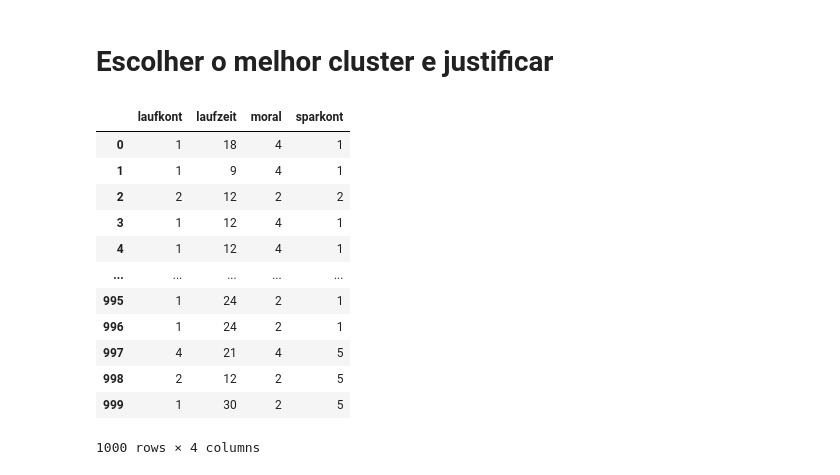
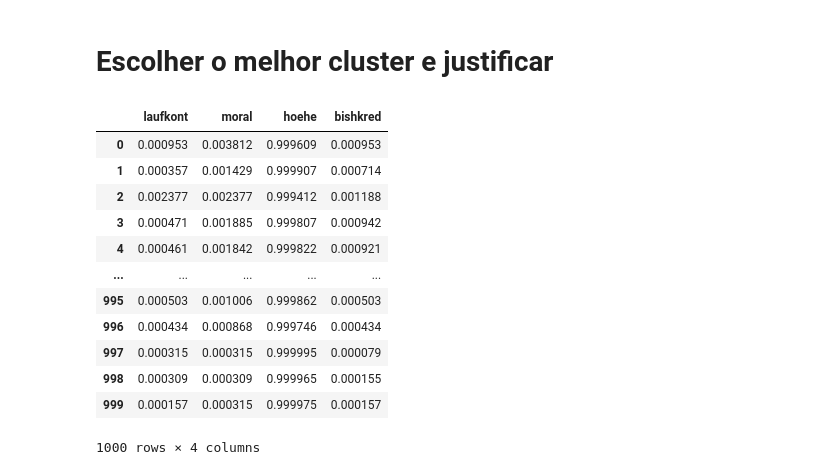
Before and after one commit to fabiobrabo/FGV_Sol_Min_Dados, a Jupyter notebook: FGV_Mineração_Cluster.ipynb, the cells around one changed output. Drawn from its saved outputs; the diff is of its cells as text; code cells hidden in the pictures.

```diff
--- a/FGV_Mineração_Cluster.ipynb
+++ b/FGV_Mineração_Cluster.ipynb
@@ -314,3 +312,9 @@ ax21.set(title="kredit", xlabel="kredit", ylabel="Quantidade")
 plt.show()
 # %% [output]
 [figure]
+# %%
+# Normalizando as variáveis principalmente devido as features ("laufzeit", "hoehe" e "alter")
+
+d = preprocessing.normalize(dataset)
+scaled_df = pd.DataFrame(d, columns=dataset.columns)
+scaled_df.head()
@@ -379,29 +421,31 @@ visualizer.show()
 # %%
 # Escolher o melhor cluster e justificar
 
-X = dataset.drop(['kredit'], axis=1)
-y = dataset['kredit']
+X = scaled_df.drop(['kredit'], axis=1)
+y = scaled_df['kredit']
 
 from sklearn.feature_selection import SelectKBest
 from sklearn.feature_selection import f_classif, mutual_info_classif
 f_classif = SelectKBest(score_func=f_classif, k=4)
 fit = f_classif.fit(X,y)
 features = fit.transform(X)
 
 # Visualizando as features:
 cols = fit.get_support(indices=True)
-dataset.iloc[:,cols]
+scaled_df.iloc[:,cols]
+
+# Variáveis escolhidas laufkont 	moral 	hoehe 	bishkred
 # %% [output]
-|  | laufkont | laufzeit | moral | sparkont |
-| 0 | 1 | 18 | 4 | 1 |
-| 1 | 1 | 9 | 4 | 1 |
-| 2 | 2 | 12 | 2 | 2 |
-| 3 | 1 | 12 | 4 | 1 |
-| 4 | 1 | 12 | 4 | 1 |
+|  | laufkont | moral | hoehe | bishkred |
+| 0 | 0.000953 | 0.003812 | 0.999609 | 0.000953 |
+| 1 | 0.000357 | 0.001429 | 0.999907 | 0.000714 |
+| 2 | 0.002377 | 0.002377 | 0.999412 | 0.001188 |
+| 3 | 0.000471 | 0.001885 | 0.999807 | 0.000942 |
+| 4 | 0.000461 | 0.001842 | 0.999822 | 0.000921 |
 | ... | ... | ... | ... | ... |
-| 995 | 1 | 24 | 2 | 1 |
-| 996 | 1 | 24 | 2 | 1 |
-| 997 | 4 | 21 | 4 | 5 |
-| 998 | 2 | 12 | 2 | 5 |
-| 999 | 1 | 30 | 2 | 5 |
+| 995 | 0.000503 | 0.001006 | 0.999862 | 0.000503 |
+| 996 | 0.000434 | 0.000868 | 0.999746 | 0.000434 |
+| 997 | 0.000315 | 0.000315 | 0.999995 | 0.000079 |
+| 998 | 0.000309 | 0.000309 | 0.999965 | 0.000155 |
+| 999 | 0.000157 | 0.000315 | 0.999975 | 0.000157 |
 1000 rows × 4 columns
```
Also changed, not shown: parts of 17 cells of this notebook.
